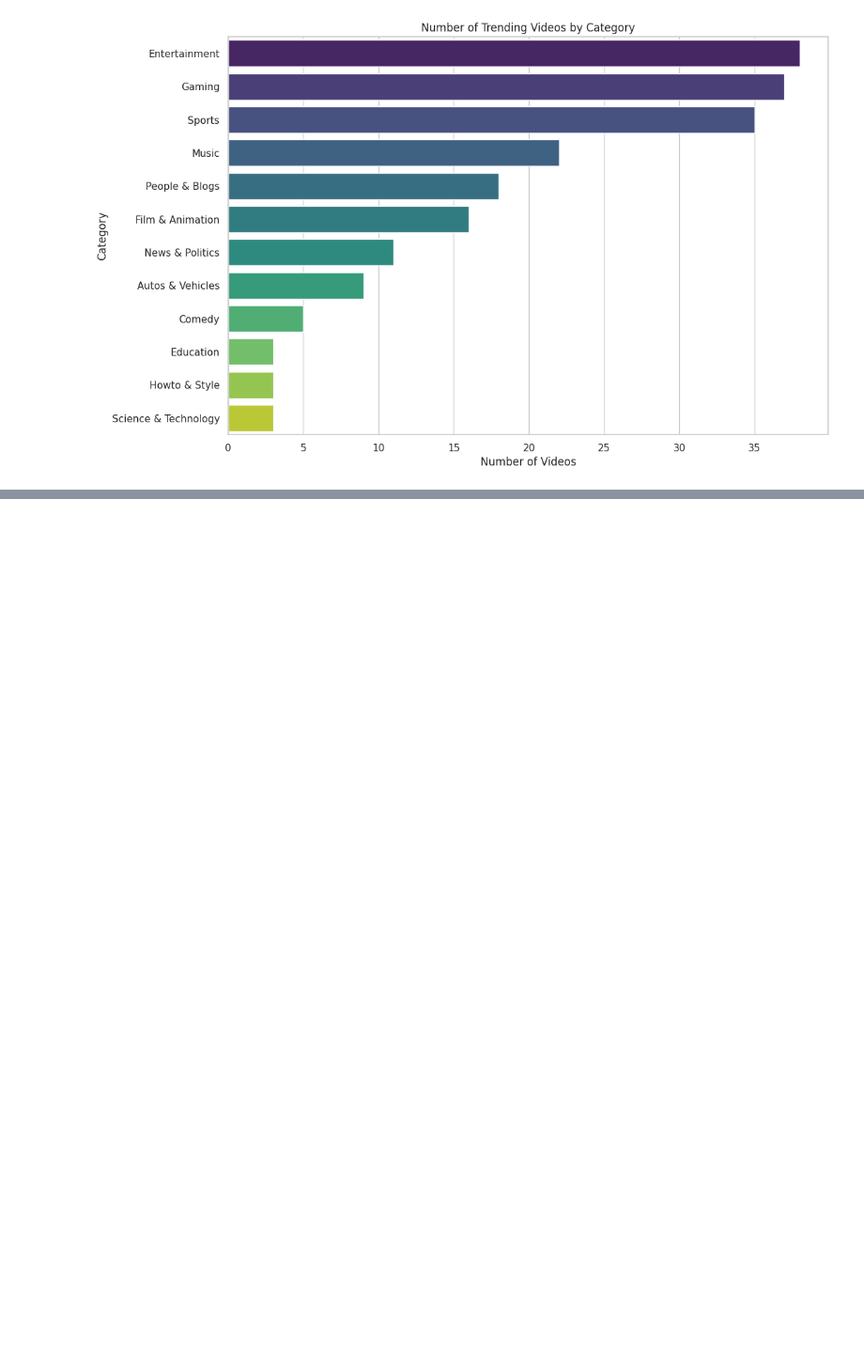
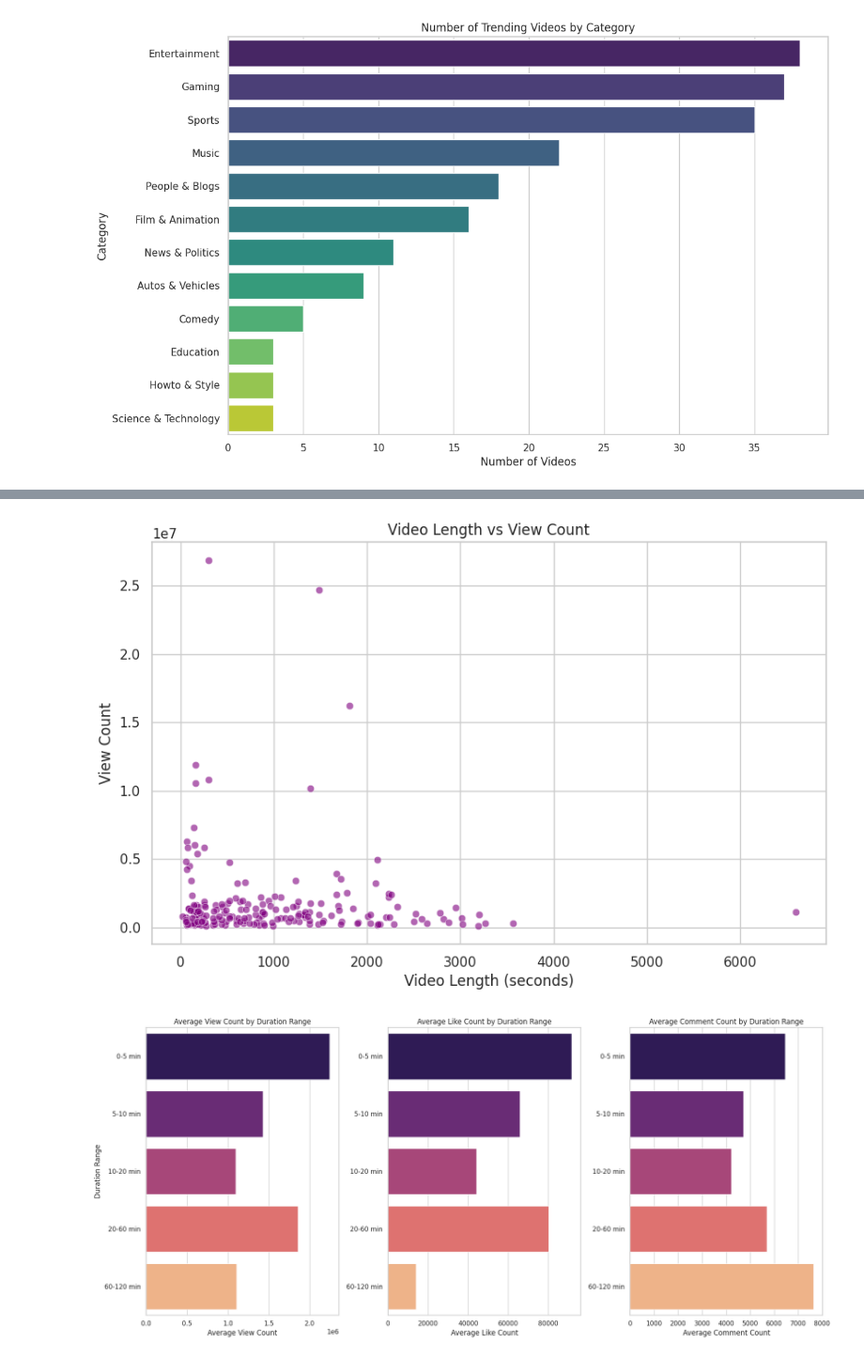
Before and after one commit to ARYAA98/YoutubeDataAnalysis, a Jupyter notebook: UK_YoutubeDataAnalysis.ipynb, the cells around one changed output, grey strips where cells are left out. Shown: that part at 94% size. Drawn from its saved outputs; the diff is of its cells as text; code cells hidden in the pictures; blank space fills up the shorter version.

```diff
--- a/UK_YoutubeDataAnalysis.ipynb
+++ b/UK_YoutubeDataAnalysis.ipynb
@@ -292,0 +359,8 @@ plt.show()
+# %%
+!pip install isodate
+import isodate
+
+# convert ISO 8601 duration to seconds
+trending_videos['duration_seconds'] = trending_videos['duration'].apply(lambda x: isodate.parse_duration(x).total_seconds())
+
+trending_videos['duration_range'] = pd.cut(trending_videos['duration_seconds'], bins=[0, 300, 600, 1200, 3600, 7200], labels=['0-5 min', '5-10 min', '10-20 min', '20-60 min', '60-120 min'])
@@ -292,0 +374,37 @@ plt.show()
+# %%
+# scatter plot for video length vs view count
+plt.figure(figsize=(10, 6))
+sns.scatterplot(x='duration_seconds', y='view_count', data=trending_videos, alpha=0.6, color='purple')
+plt.title('Video Length vs View Count')
+plt.xlabel('Video Length (seconds)')
+plt.ylabel('View Count')
+plt.show()
+
+# bar chart for engagement metrics by duration range
+length_engagement = trending_videos.groupby('duration_range')[['view_count', 'like_count', 'comment_count']].mean()
+
+fig, axes = plt.subplots(1, 3, figsize=(18, 8))
+
+# view count by duration range
+sns.barplot(y=length_engagement.index, x=length_engagement['view_count'], ax=axes[0], palette='magma')
+axes[0].set_title('Average View Count by Duration Range')
+axes[0].set_xlabel('Average View Count')
+axes[0].set_ylabel('Duration Range')
+
+# like count by duration range
+sns.barplot(y=length_engagement.index, x=length_engagement['like_count'], ax=axes[1], palette='magma')
+axes[1].set_title('Average Like Count by Duration Range')
+axes[1].set_xlabel('Average Like Count')
+axes[1].set_ylabel('')
+
+# comment count by duration range
+sns.barplot(y=length_engagement.index, x=length_engagement['comment_count'], ax=axes[2], palette='magma')
+axes[2].set_title('Average Comment Count by Duration Range')
+axes[2].set_xlabel('Average Comment Count')
+axes[2].set_ylabel('')
+
+plt.tight_layout()
+plt.show()
+# %% [output]
+[figure, added]
+[figure, added]
```
Also changed, not shown: parts of 13 cells of this notebook.
